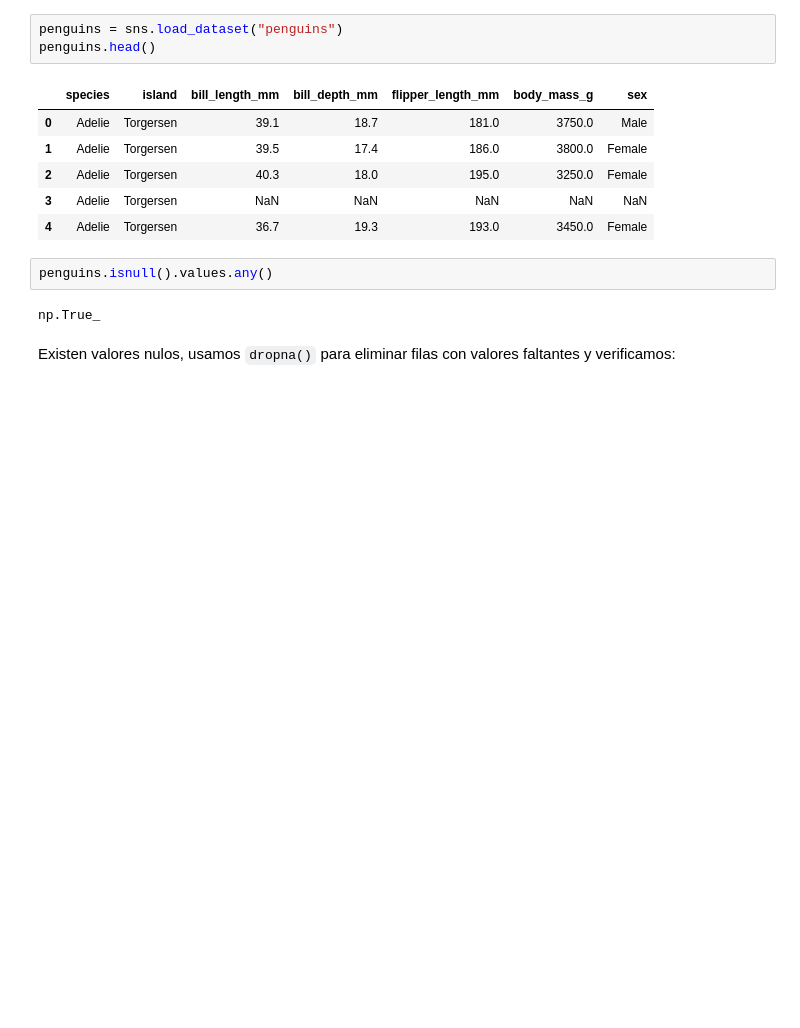
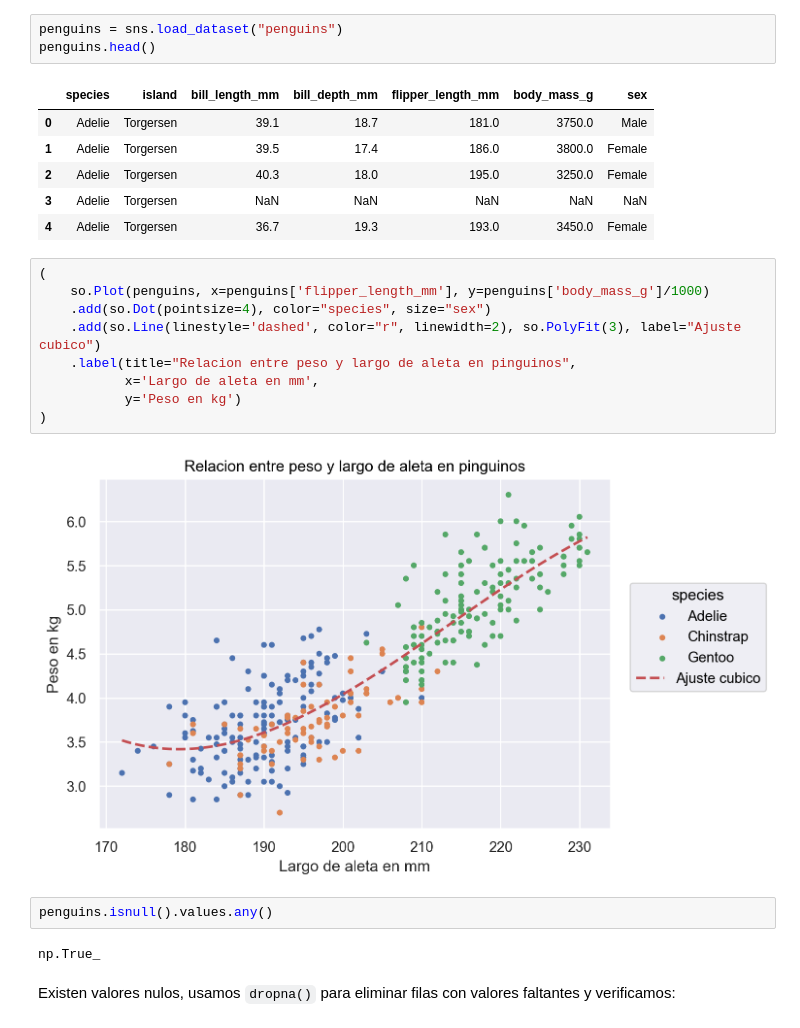
Before and after one commit to lmendezayl/uba-ldd-ic, a Jupyter notebook: guias/soluciones/practica7.ipynb, the cells around one changed output. Drawn from its saved outputs; the diff is of its cells as text; blank space fills up the shorter version.

```diff
--- a/guias/soluciones/practica7.ipynb
+++ b/guias/soluciones/practica7.ipynb
@@ -27,6 +41,17 @@ penguins.head()
 | 2 | Adelie | Torgersen | 40.3 | 18.0 | 195.0 | 3250.0 | Female |
 | 3 | Adelie | Torgersen | NaN | NaN | NaN | NaN | NaN |
 | 4 | Adelie | Torgersen | 36.7 | 19.3 | 193.0 | 3450.0 | Female |
+# %%
+(
+    so.Plot(penguins, x=penguins['flipper_length_mm'], y=penguins['body_mass_g']/1000)
+    .add(so.Dot(pointsize=4), color="species", size="sex")
+    .add(so.Line(linestyle='dashed', color="r", linewidth=2), so.PolyFit(3), label="Ajuste cubico")
+    .label(title="Relacion entre peso y largo de aleta en pinguinos",
+           x='Largo de aleta en mm',
+           y='Peso en kg')
+)
+# %% [output]
+[figure, added]
 # %%
 penguins.isnull().values.any()
 # %% [output]
```
Also changed, not shown: parts of 84 cells of this notebook.
